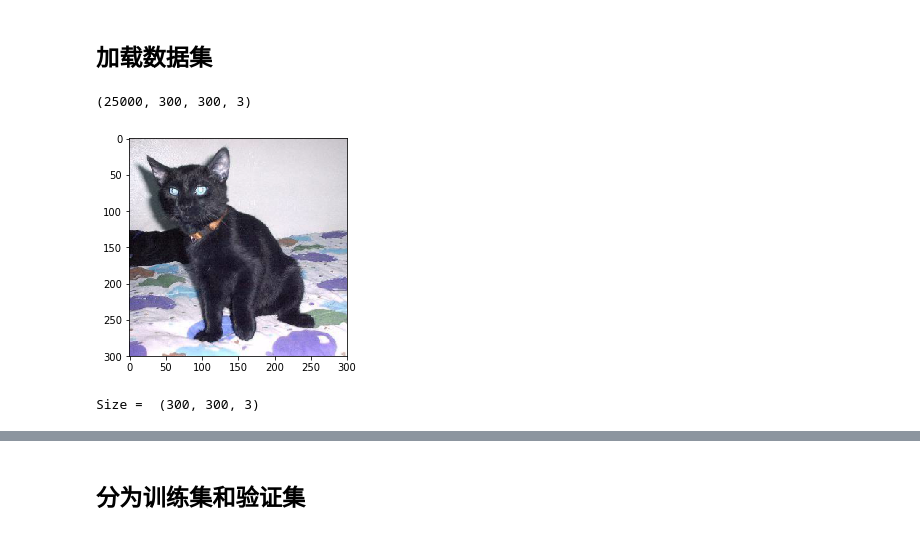
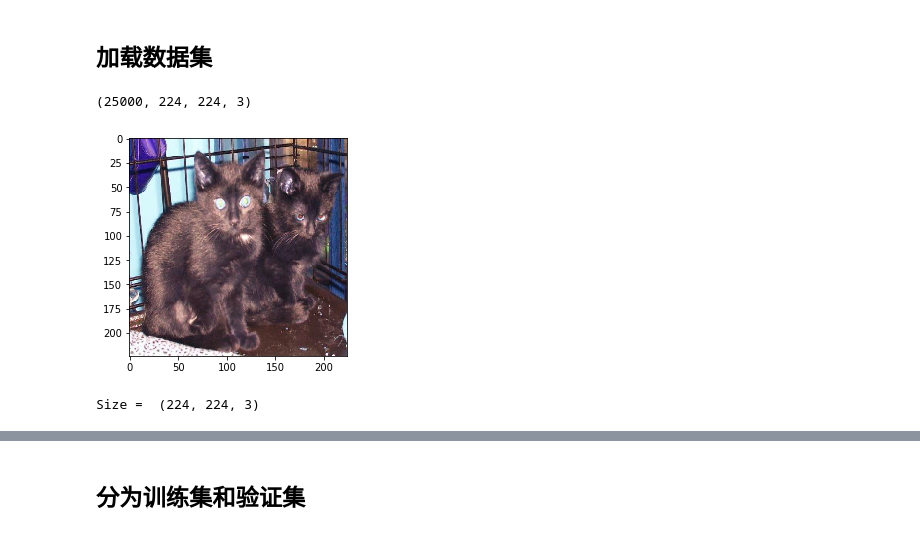
Before and after one commit to gyhkevin/udacity-ML-2, a Jupyter notebook: p7/dogs-vs-cats/transfer_learning.ipynb, the cells around one changed output, grey strips where cells are left out. Cells and saved outputs as stored; diff of their text form; code cells hidden in the pictures.

```diff
--- a/p7/dogs-vs-cats/transfer_learning.ipynb
+++ b/p7/dogs-vs-cats/transfer_learning.ipynb
@@ -17,26 +17,27 @@ import os
 np.random.seed(2018)
 
 n = 25000
-image_datas = np.zeros((n, 300, 300, 3), dtype=np.uint8)
+image_datas = np.zeros((n, 224, 224, 3), dtype=np.uint8)
 # X = np.zeros((n, 224, 224, 3), dtype=np.uint8)
-# y = np.zeros((n, 1), dtype=np.uint8)
+y = np.zeros((n, 1), dtype=np.uint8)
 # 获得当前目录
 current_dir = os.getcwd()
 for i in tqdm(range(12500)):
     image_datas[i] = cv2.resize(cv2.imread(current_dir + '/data/train/cat/cat.%d.jpg' % i, cv2.IMREAD_COLOR),
-                                (300, 300))
+                                (224, 224))
     image_datas[i + 12500] = cv2.resize(cv2.imread(current_dir + '/data/train/dog/dog.%d.jpg' % i, cv2.IMREAD_COLOR),
-                                        (300, 300))
+                                        (224, 224))
 
 
-# y[n/2:] = 1
+y[12500:] = 1
 image_datas.shape
 # %% [output]
-(25000, 300, 300, 3)
+(25000, 224, 224, 3)
 # %%
-plt.imshow(image_datas[843], cmap='gray')
+random_img = np.random.choice(range(n))
+plt.imshow(image_datas[random_img], cmap='gray')
 plt.show()
-print("Size = ", image_datas[843].shape)
+print("Size = ", image_datas[random_img].shape)
 # %% [output]
-[figure, old version]
+[figure, new version]
-Size =  (300, 300, 3)
+Size =  (224, 224, 3)
```
Also changed, not shown: parts of 3 cells of this notebook, 8 other files.
